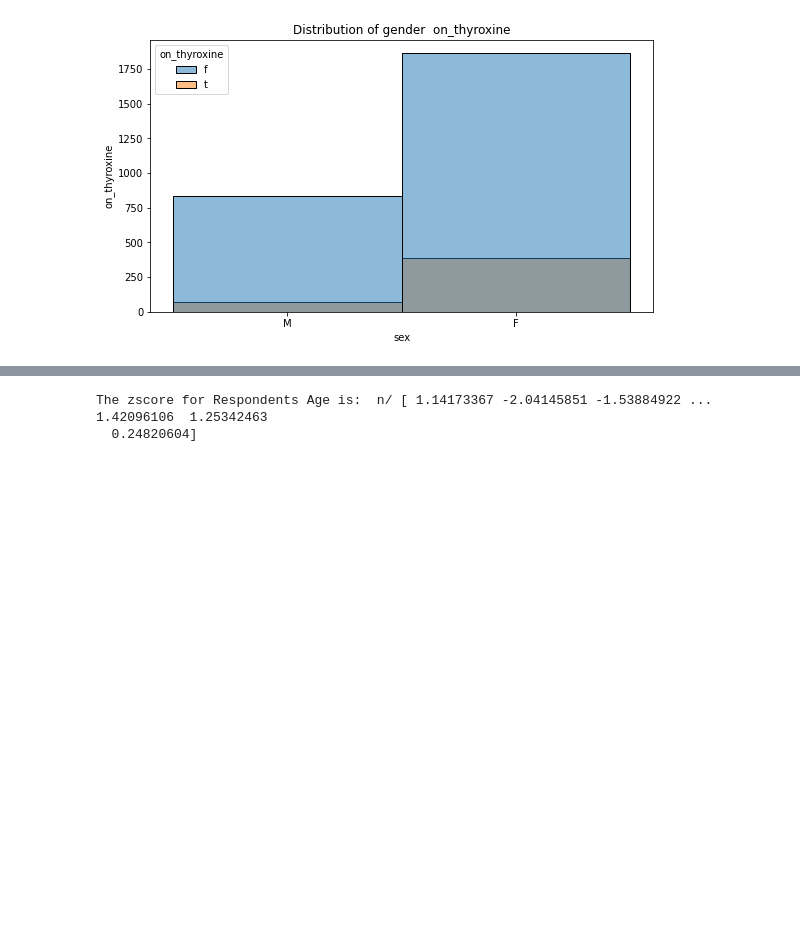
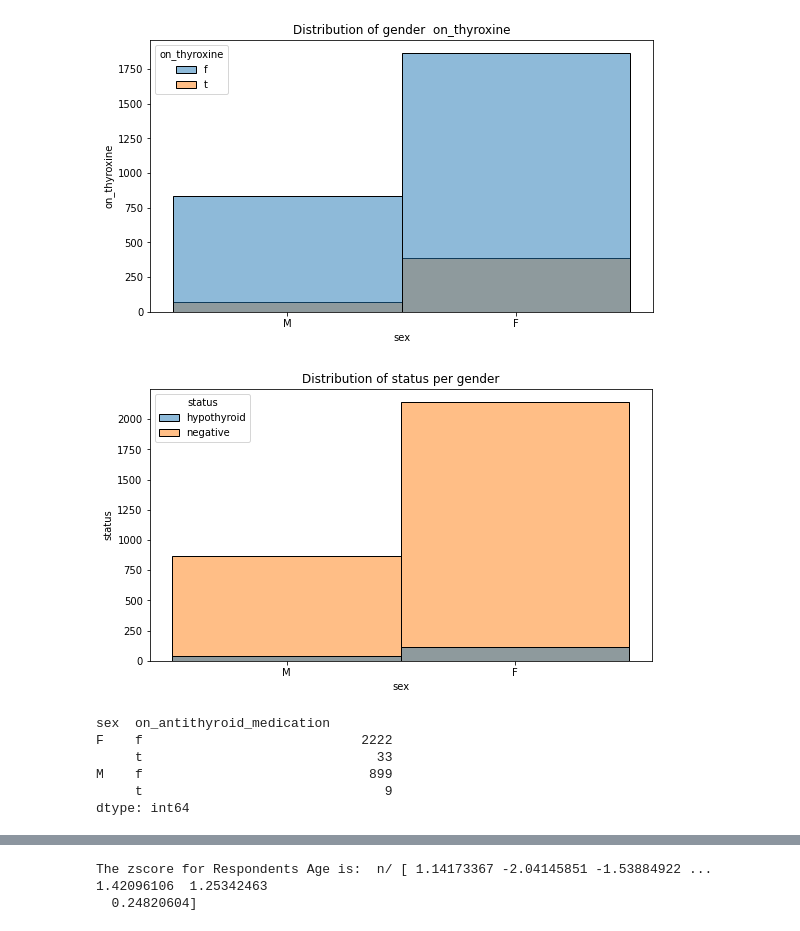
Before and after one commit to BrendaChepkoech/Hypothyroidism-Project, a Jupyter notebook: Brenda_Chepkoech,week_8_IP.ipynb, the cells around one changed output, grey strips where cells are left out. Drawn from its saved outputs; the diff is of its cells as text; code cells hidden in the pictures; blank space fills up the shorter version.

```diff
--- a/Brenda_Chepkoech,week_8_IP.ipynb
+++ b/Brenda_Chepkoech,week_8_IP.ipynb
@@ -504,2 +513,24 @@ plt.show()
 # %% [output]
 [figure]
+# %%
+#stacked column chart for status agaist sex
+plt.figure(figsize=(9, 5))
+sns.histplot(x = df["sex"], hue = df["status"])
+plt.xlabel("sex")
+plt.ylabel('status')
+plt.title('Distribution of status per gender')
+plt.show()
+#from the chart we can see that most of the patients status was negative but
+#more females were diagnosed with hypothyroism compared to male patients
+# %% [output]
+[figure, added]
+# %%
+#frequecy table for sex vs on_antithyroid_medication
+df[["sex","on_antithyroid_medication"]].value_counts(sort = False)
+# %% [output]
+sex  on_antithyroid_medication
+F    f                            2222
+     t                              33
+M    f                             899
+     t                               9
+dtype: int64
```
Also changed, not shown: parts of 19 cells of this notebook.
